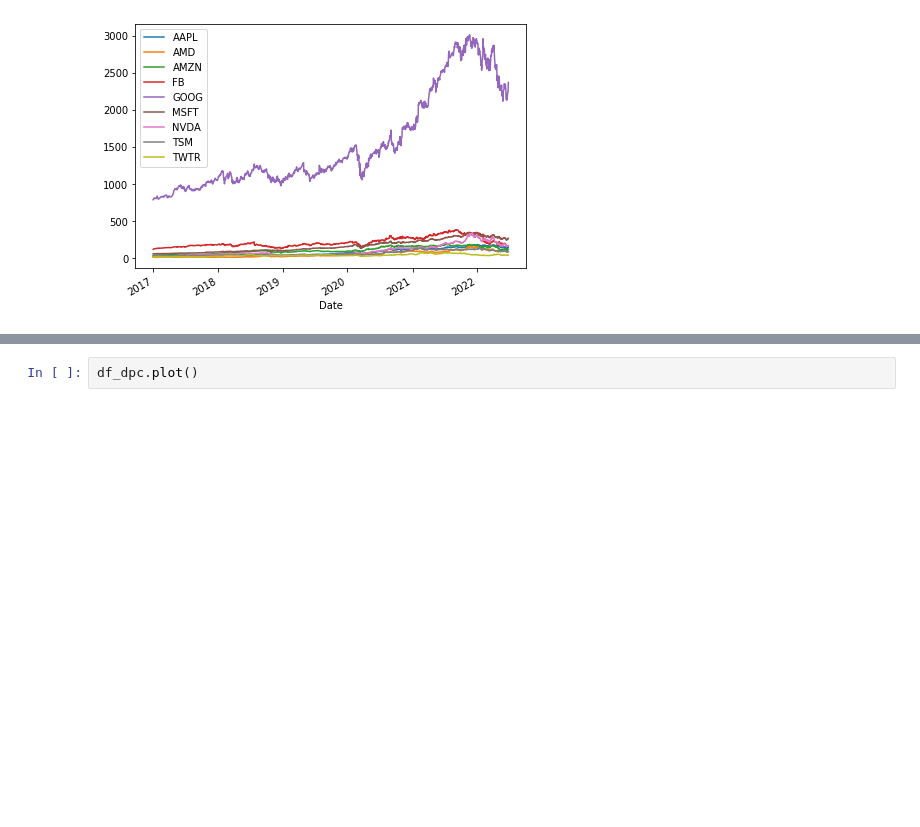
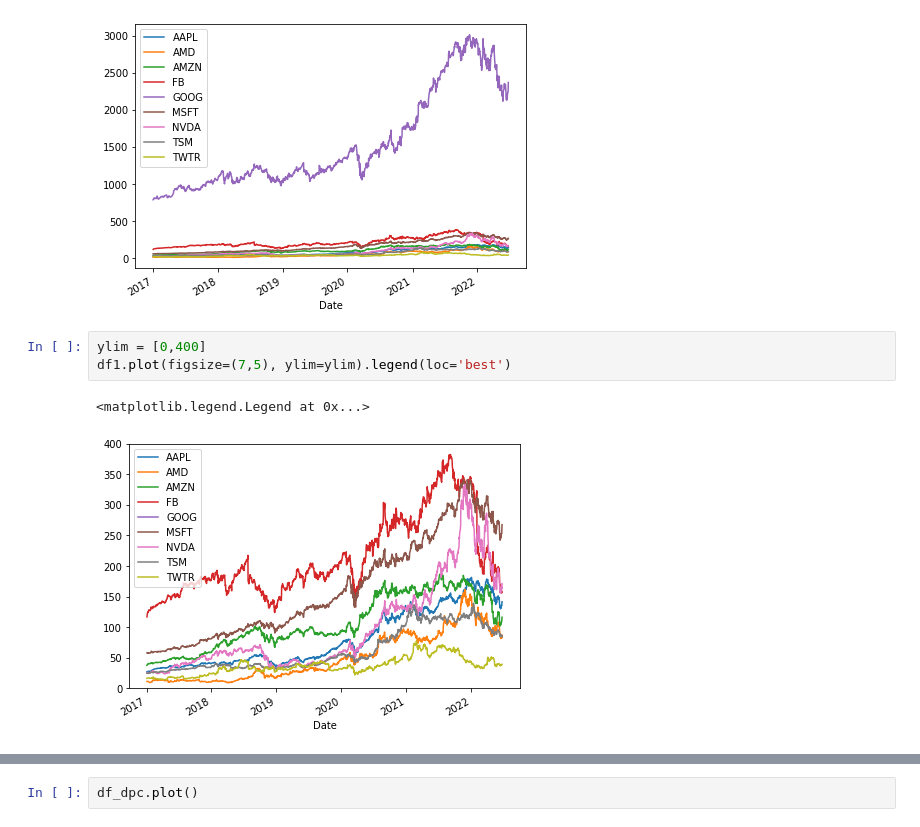
Before and after one commit to c81452/Stock_Analysis, a Jupyter notebook: Fetching_and_Plotting_the_stock_prices.ipynb, the cells around one changed output, grey strips where cells are left out. Cells and saved outputs as stored; diff of their text form; blank space fills up the shorter version.

```diff
--- a/Fetching_and_Plotting_the_stock_prices.ipynb
+++ b/Fetching_and_Plotting_the_stock_prices.ipynb
@@ -85,6 +100,12 @@ df1.plot(figsize=(7,5)).legend(loc='best')
 # %% [output]
 <matplotlib.legend.Legend at 0x...>
 [figure]
+# %%
+ylim = [0,400]
+df1.plot(figsize=(7,5), ylim=ylim).legend(loc='best')
+# %% [output]
+<matplotlib.legend.Legend at 0x...>
+[figure, added]
 # %%
 # Fetching the Adj Close prices and get its history and ETF
 # Shifting to one day and fill the first with 0
```
Also changed, not shown: parts of 6 cells of this notebook.
